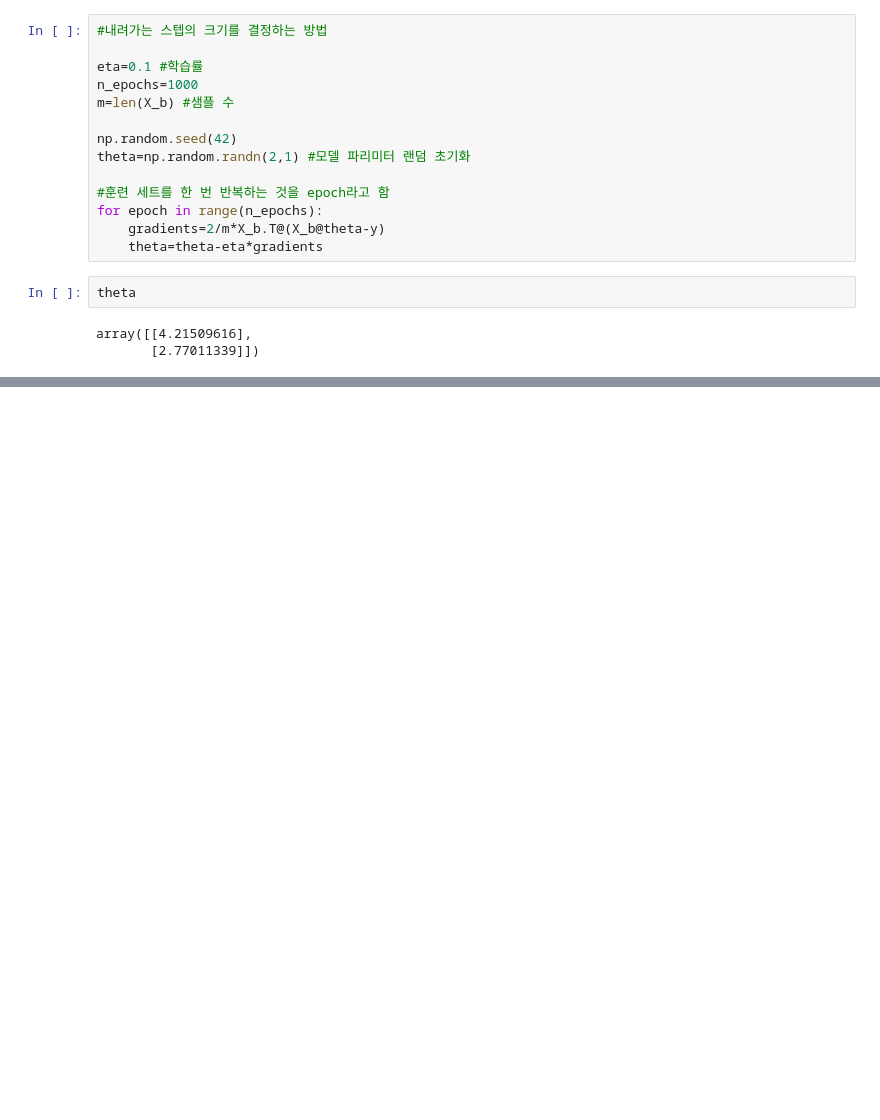
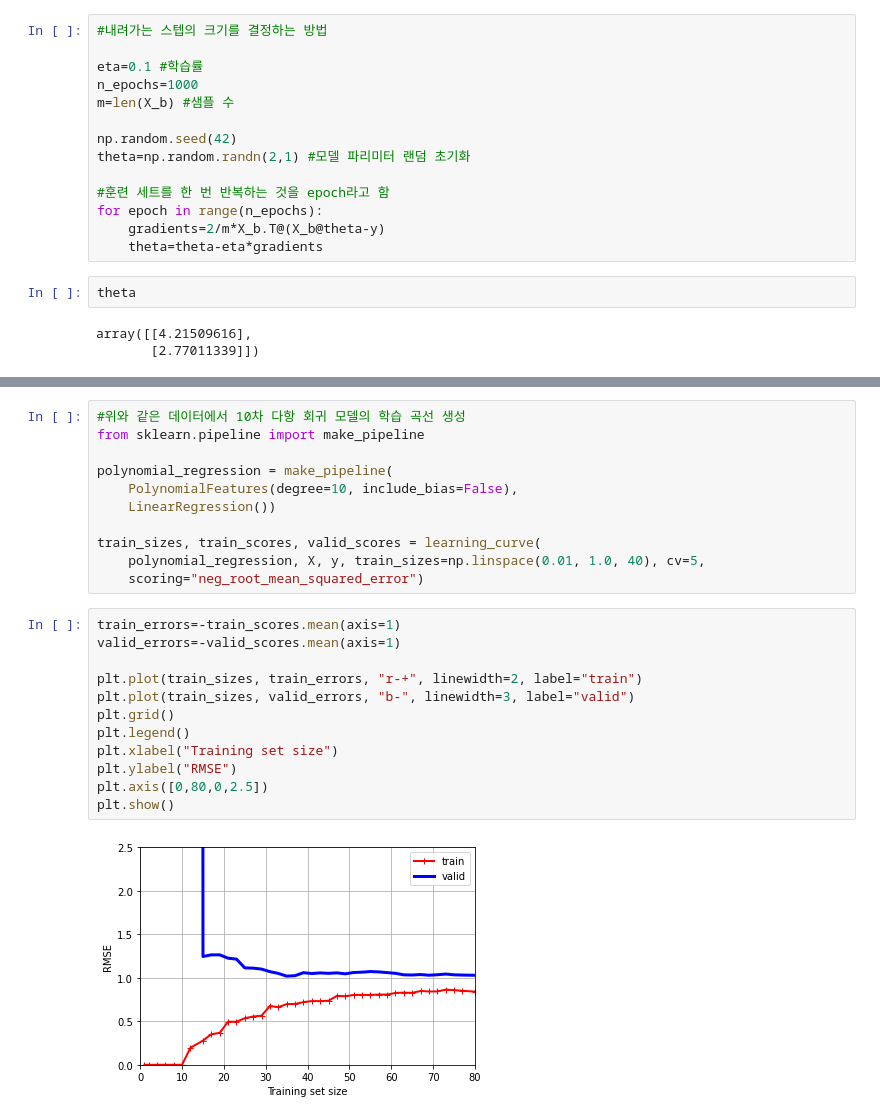
Before and after one commit to sjin0911/Hands-on-Machine-Learning, a Jupyter notebook: Ch4/TrainingModel.ipynb, the cells around one changed output, grey strips where cells are left out. Drawn from its saved outputs; the diff is of its cells as text; blank space fills up the shorter version.

```diff
--- a/Ch4/TrainingModel.ipynb
+++ b/Ch4/TrainingModel.ipynb
@@ -100,0 +201,25 @@ array([[4.21509616],
+# %%
+#위와 같은 데이터에서 10차 다항 회귀 모델의 학습 곡선 생성
+from sklearn.pipeline import make_pipeline
+
+polynomial_regression = make_pipeline(
+    PolynomialFeatures(degree=10, include_bias=False),
+    LinearRegression())
+
+train_sizes, train_scores, valid_scores = learning_curve(
+    polynomial_regression, X, y, train_sizes=np.linspace(0.01, 1.0, 40), cv=5,
+    scoring="neg_root_mean_squared_error")
+# %%
+train_errors=-train_scores.mean(axis=1)
+valid_errors=-valid_scores.mean(axis=1)
+
+plt.plot(train_sizes, train_errors, "r-+", linewidth=2, label="train")
+plt.plot(train_sizes, valid_errors, "b-", linewidth=3, label="valid")
+plt.grid()
+plt.legend()
+plt.xlabel("Training set size")
+plt.ylabel("RMSE")
+plt.axis([0,80,0,2.5])
+plt.show()
+# %% [output]
+[figure, added]
```
Also changed, not shown: parts of 16 cells of this notebook, 1 other file.
